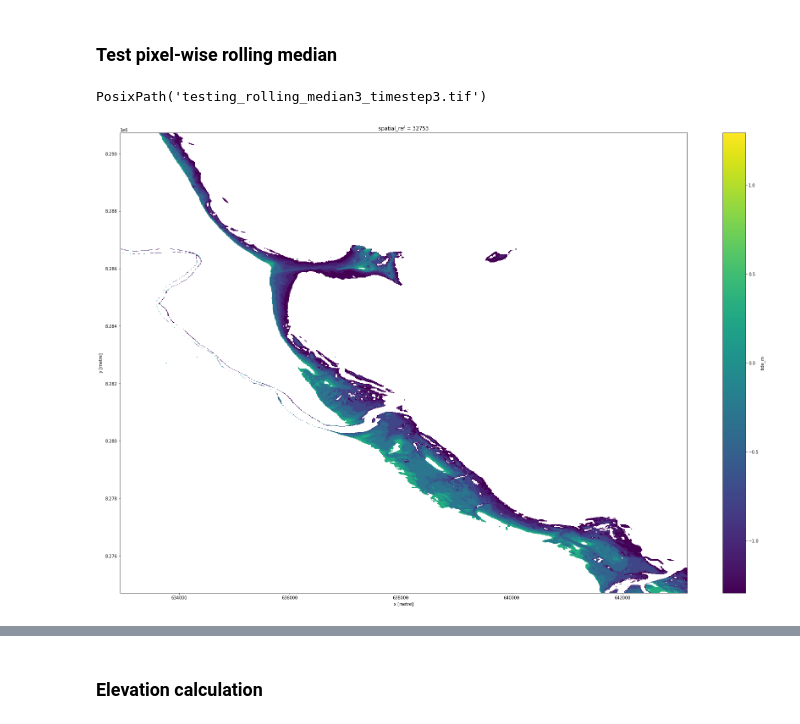
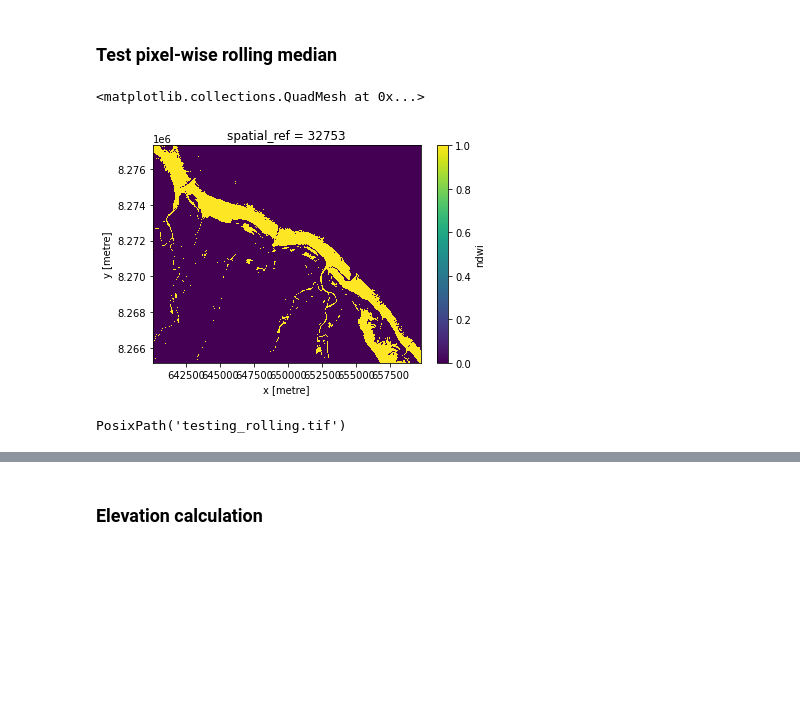
Before and after one commit to GeoscienceAustralia/dea-intertidal, a Jupyter notebook: notebooks/Virtual_product_pixel.ipynb, the cells around one changed output, grey strips where cells are left out. Saved outputs shown, nothing was run; the diff lists cells and outputs as text; code cells hidden in the pictures; blank space fills up the shorter version.

```diff
--- a/notebooks/Virtual_product_pixel.ipynb
+++ b/notebooks/Virtual_product_pixel.ipynb
@@ -246,6 +266,8 @@ Data variables:
 Attributes:
     crs:           epsg:32753
     grid_mapping:  spatial_ref
+# %%
+ds = ds.rename({'time': 'tide_n'})
 # %%
 # Sort each pixel by tide
 ds = pixel_tide_sort(ds, tide_var='tide_m', ndwi_var='ndwi', tide_dim='tide_n')
@@ -291,0 +284,8 @@ with multiprocessing.Pool(multiprocessing.cpu_count() - 1) as pool:
+# %%
+freq = (ds.ndwi > 0).where(~ds.ndwi.isnull()).mean(dim='tide_n')
+good_mask = ((freq > 0.01) & (freq < 0.99))
+# %%
+good_mask.plot()
+# %% [output]
+<matplotlib.collections.QuadMesh at 0x...>
+[figure, added]
@@ -297,9 +327,8 @@ tide_max = interval_ds.tide_m.max(dim='interval')
 # Remove any pixel where tides max out (i.e. always land)
 dem = tide_thresh.where(tide_thresh < tide_max)
 
-# Export DEM file
-dem.plot(size=20, cmap='viridis')
-dem.odc.write_cog(fname='testing_rolling_median3_timestep3.tif', overwrite=True)
+# # Export DEM file
+# dem.plot(size=20, cmap='viridis')
+dem.T.odc.write_cog(fname='testing_rolling.tif', overwrite=True)
 # %% [output]
-PosixPath('testing_rolling_median3_timestep3.tif')
+PosixPath('testing_rolling.tif')
-[figure, removed]
```
Also changed, not shown: parts of 17 cells of this notebook.
